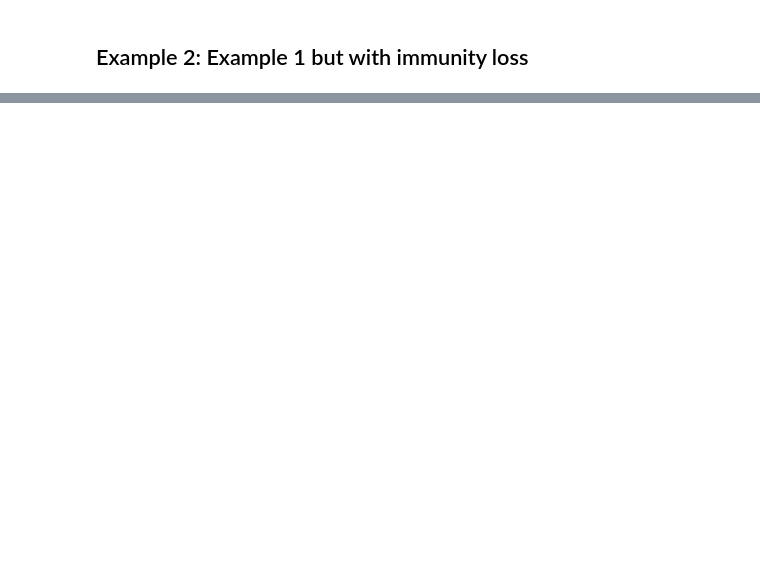
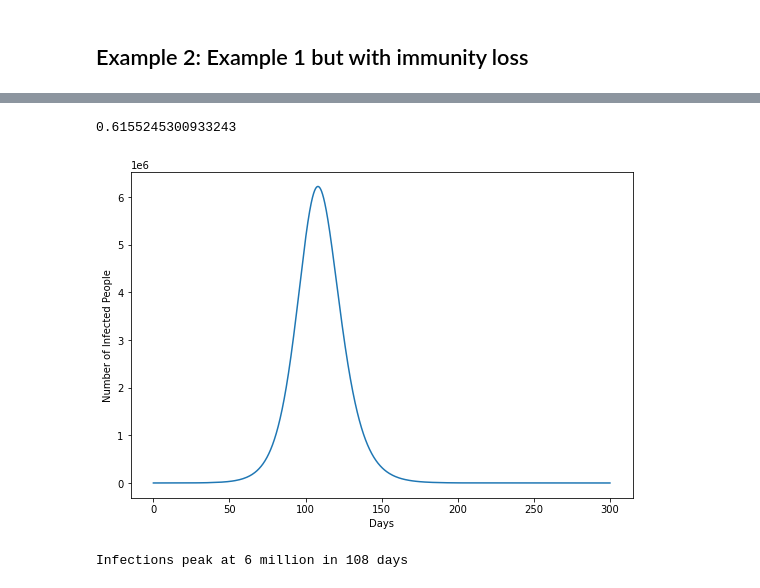
Before and after one commit to valerierose/pyviral, a Jupyter notebook: examples/Examples.ipynb, the cells around one changed output, grey strips where cells are left out. Saved outputs shown, nothing was run; the diff lists cells and outputs as text; code cells hidden in the pictures; blank space fills up the shorter version.

```diff
--- a/examples/Examples.ipynb
+++ b/examples/Examples.ipynb
@@ -57,0 +65,24 @@ Steady state of 41.000000 million people infected.
+# %%
+# Ignore birth and death rates, approximate s ~ n in the very early days
+# di / dt = beta * n * i - gamma * i
+# i = i0 * exp((beta * n - gamma) * t)
+# exp((beta * n - gamma) * 6) = 2
+# beta * n - gamma = gamma + log(2) / 6
+gamma = 0.5
+beta = np.log(2) / (N * 6) + gamma / N
+beta * N
+# %% [output]
+0.6155245300933243
+# %%
+I0 = 100
+t = 300
+T = np.arange(0, t, dt)
+S, I, R = pyviral.run(N - I0, I0, beta=beta, gamma=gamma, alpha=Alpha, mu=Mu, t=t, dt=dt)
+plt.plot(T, I)
+plt.xlabel("Days")
+plt.ylabel("Number of Infected People")
+plt.show()
+print("Infections peak at %i million in %i days" % (np.max(I) / 1e6, T[np.argmax(I)]))
+# %% [output]
+[figure, added]
+Infections peak at 6 million in 108 days
```
Also changed, not shown: parts of 3 cells of this notebook, 3 other files.
